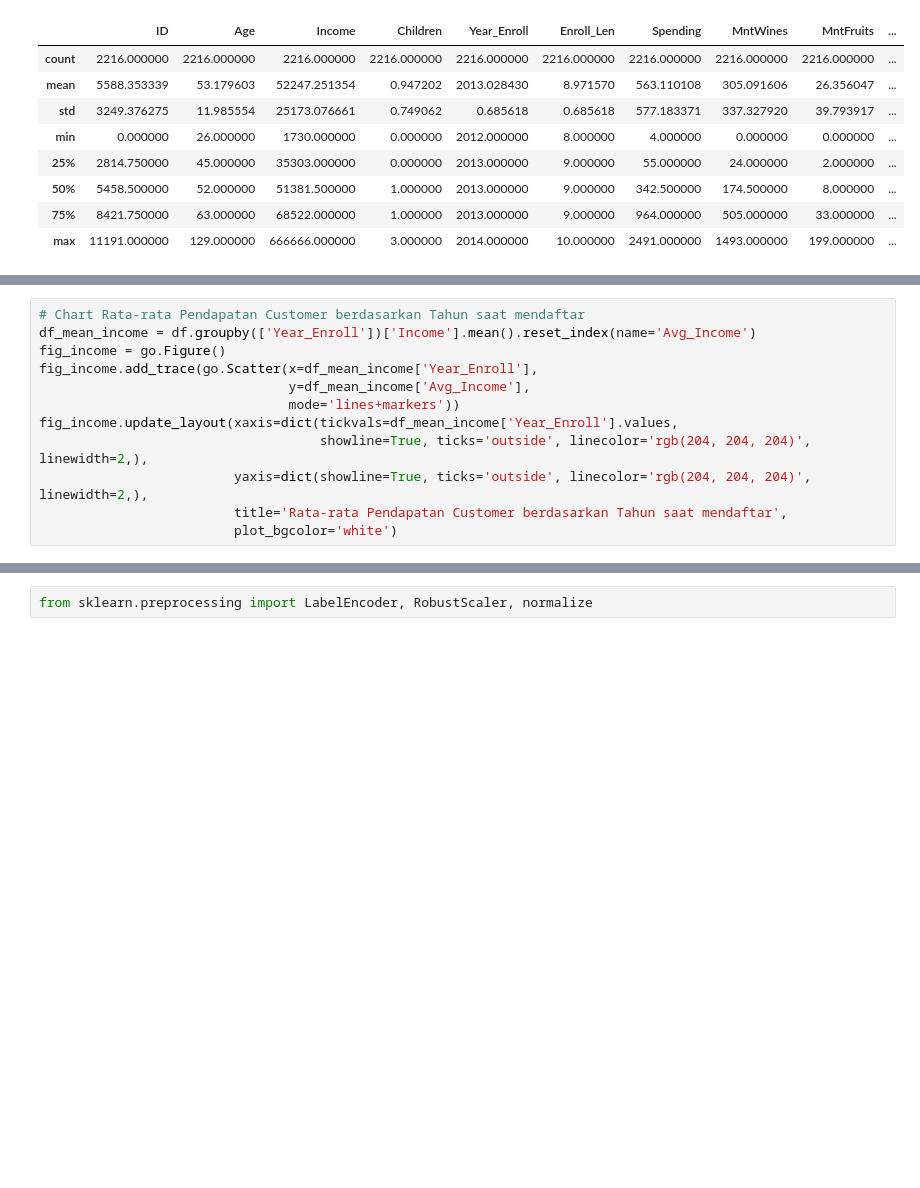
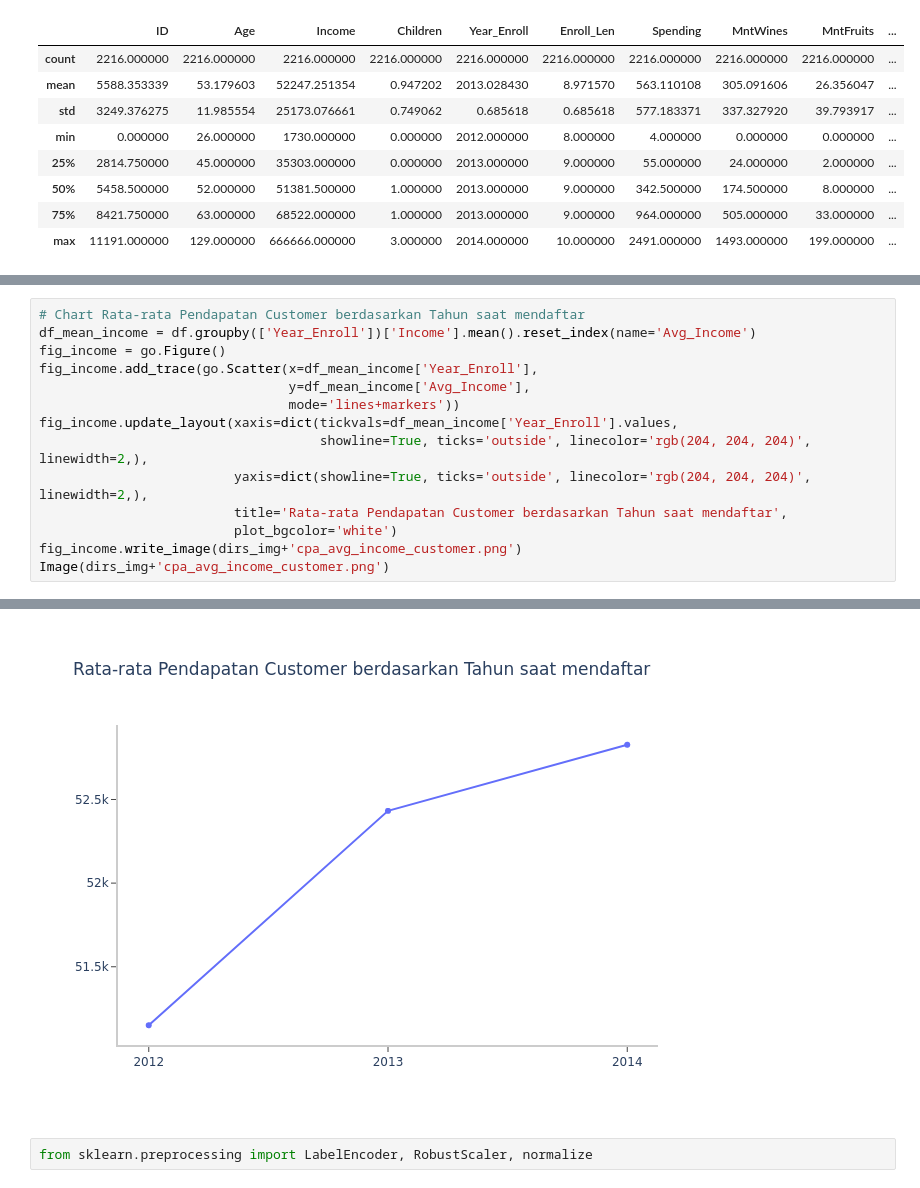
Before and after one commit to adityaadamf/2022, a Jupyter notebook: Customer Personality Analysis.ipynb, the cells around one changed output, grey strips where cells are left out. Drawn from its saved outputs; the diff is of its cells as text; blank space fills up the shorter version.

```diff
--- a/Customer Personality Analysis.ipynb
+++ b/Customer Personality Analysis.ipynb
@@ -184,4 +199,6 @@ fig_income.update_layout(xaxis=dict(tickvals=df_mean_income['Year_Enroll'].value
                          yaxis=dict(showline=True, ticks='outside', linecolor='rgb(204, 204, 204)', linewidth=2,),
                          title='Rata-rata Pendapatan Customer berdasarkan Tahun saat mendaftar',
                          plot_bgcolor='white')
+fig_income.write_image(dirs_img+'cpa_avg_income_customer.png')
+Image(dirs_img+'cpa_avg_income_customer.png')
 # %% [output]
@@ -189,3 +205,4 @@ fig_income.update_layout(xaxis=dict(tickvals=df_mean_income['Year_Enroll'].value
+[figure, added]
 # %%
 from sklearn.preprocessing import LabelEncoder, RobustScaler, normalize
 # %%
```
Also changed, not shown: parts of 8 cells of this notebook.
